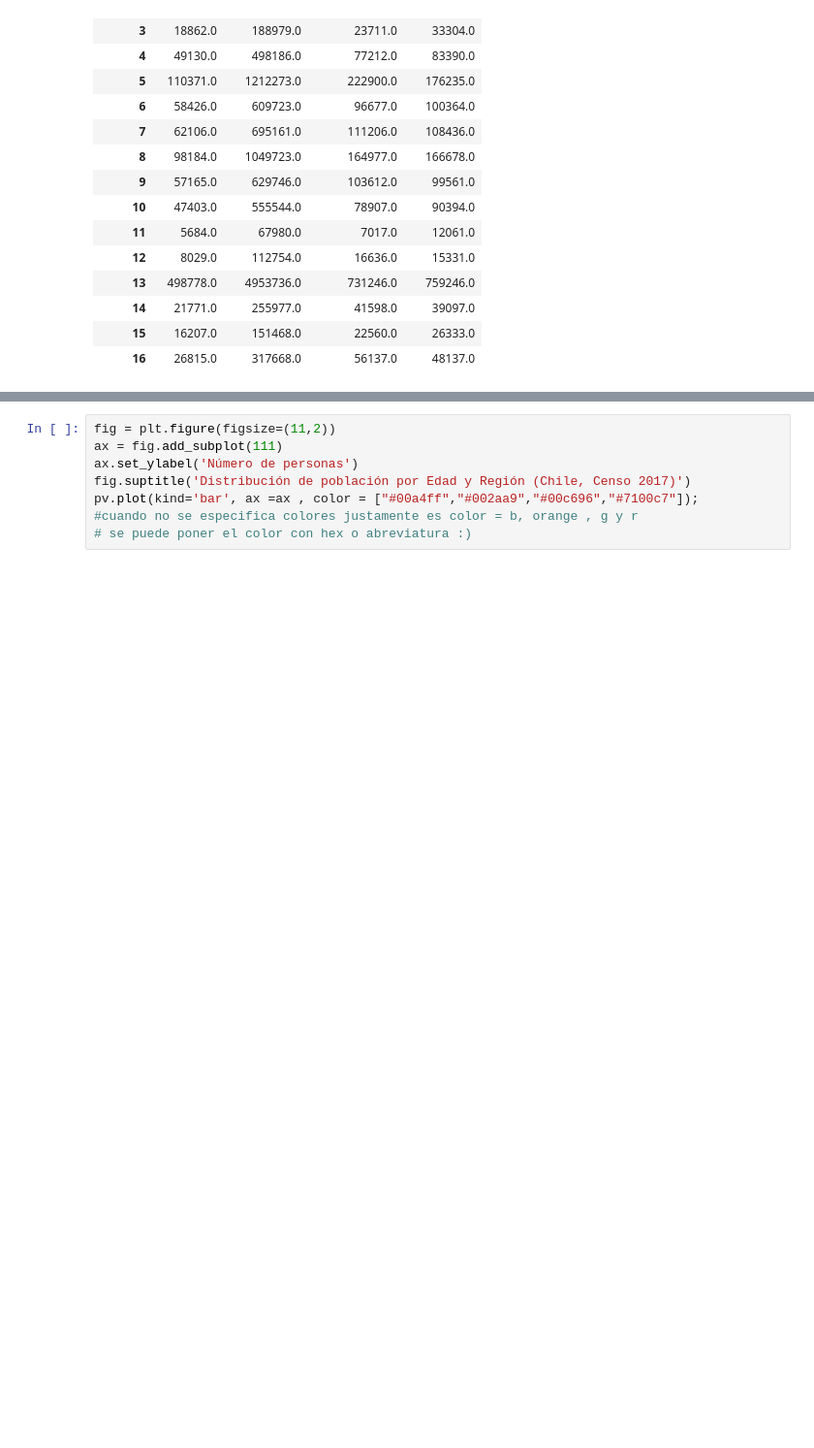
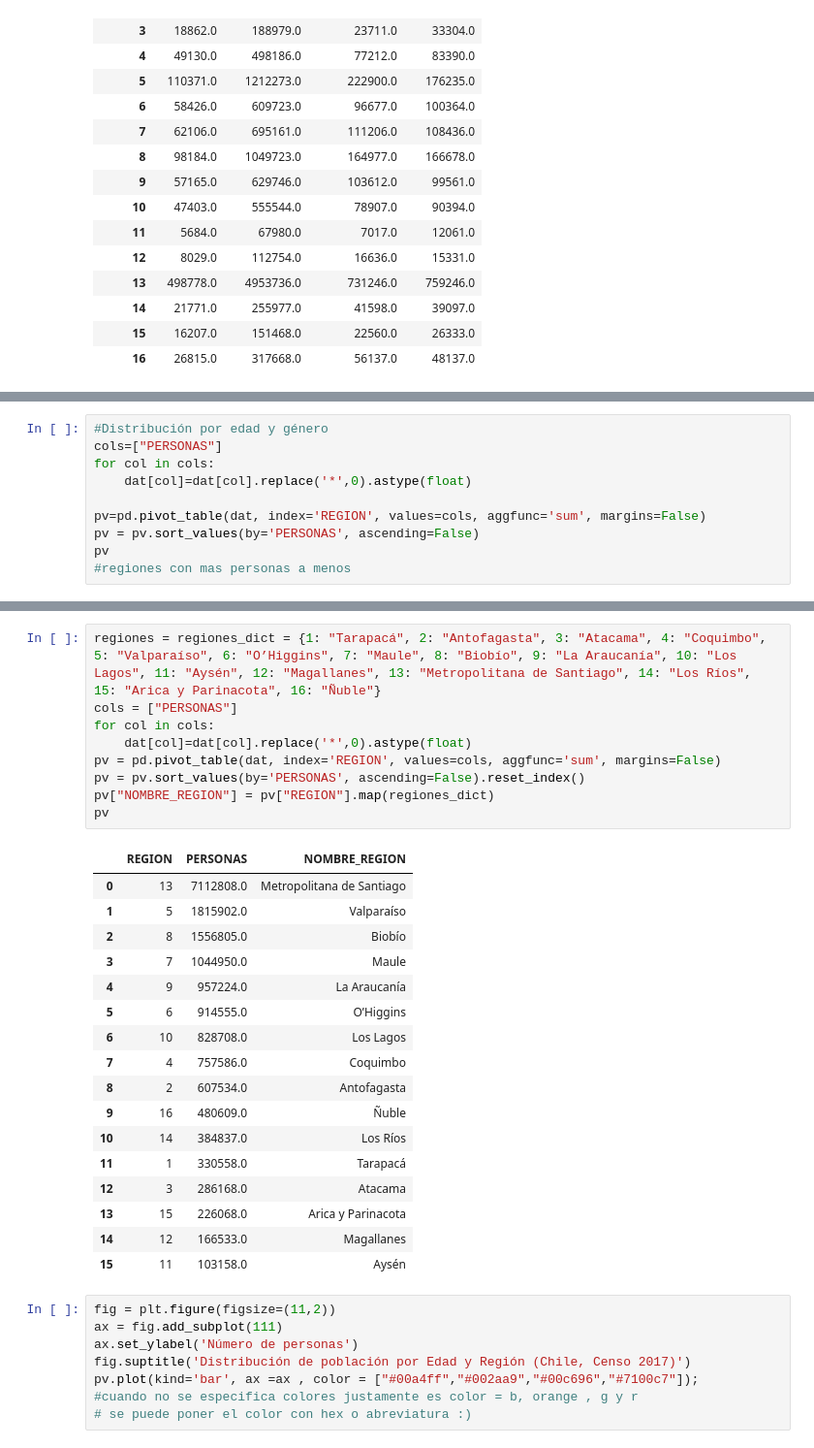
Before and after one commit to maripiiu/IMT2200-Maria-Allendes, a Jupyter notebook: Actividad 01/IMT2200 - Actividad 01.ipynb, the cells around one changed output, grey strips where cells are left out. Shown at 97% size. Drawn from its saved outputs; the diff is of its cells as text; blank space fills up the shorter version.

```diff
--- a/Actividad 01/IMT2200 - Actividad 01.ipynb
+++ b/Actividad 01/IMT2200 - Actividad 01.ipynb
@@ -110,0 +109,10 @@ Y podemos graficar la cantidad por región:
+# %%
+#Distribución por edad y género
+cols=["PERSONAS"]
+for col in cols:
+    dat[col]=dat[col].replace('*',0).astype(float)
+
+pv=pd.pivot_table(dat, index='REGION', values=cols, aggfunc='sum', margins=False)
+pv = pv.sort_values(by='PERSONAS', ascending=False)
+pv
+#regiones con mas personas a menos
@@ -111,3 +152,30 @@ Y podemos graficar la cantidad por región:
+# %%
+regiones = regiones_dict = {1: "Tarapacá", 2: "Antofagasta", 3: "Atacama", 4: "Coquimbo", 5: "Valparaíso", 6: "O’Higgins", 7: "Maule", 8: "Biobío", 9: "La Araucanía", 10: "Los Lagos", 11: "Aysén", 12: "Magallanes", 13: "Metropolitana de Santiago", 14: "Los Ríos", 15: "Arica y Parinacota", 16: "Ñuble"}
+cols = ["PERSONAS"]
+for col in cols:
+    dat[col]=dat[col].replace('*',0).astype(float)
+pv = pd.pivot_table(dat, index='REGION', values=cols, aggfunc='sum', margins=False)
+pv = pv.sort_values(by='PERSONAS', ascending=False).reset_index()
+pv["NOMBRE_REGION"] = pv["REGION"].map(regiones_dict)
+pv
+# %% [output]
+|  | REGION | PERSONAS | NOMBRE_REGION |
+| 0 | 13 | 7112808.0 | Metropolitana de Santiago |
+| 1 | 5 | 1815902.0 | Valparaíso |
+| 2 | 8 | 1556805.0 | Biobío |
+| 3 | 7 | 1044950.0 | Maule |
+| 4 | 9 | 957224.0 | La Araucanía |
+| 5 | 6 | 914555.0 | O’Higgins |
+| 6 | 10 | 828708.0 | Los Lagos |
+| 7 | 4 | 757586.0 | Coquimbo |
+| 8 | 2 | 607534.0 | Antofagasta |
+| 9 | 16 | 480609.0 | Ñuble |
+| 10 | 14 | 384837.0 | Los Ríos |
+| 11 | 1 | 330558.0 | Tarapacá |
+| 12 | 3 | 286168.0 | Atacama |
+| 13 | 15 | 226068.0 | Arica y Parinacota |
+| 14 | 12 | 166533.0 | Magallanes |
+| 15 | 11 | 103158.0 | Aysén |
 # %%
 fig = plt.figure(figsize=(11,2))
 ax = fig.add_subplot(111)
```
Also changed, not shown: parts of 6 cells of this notebook, 1 other file.
